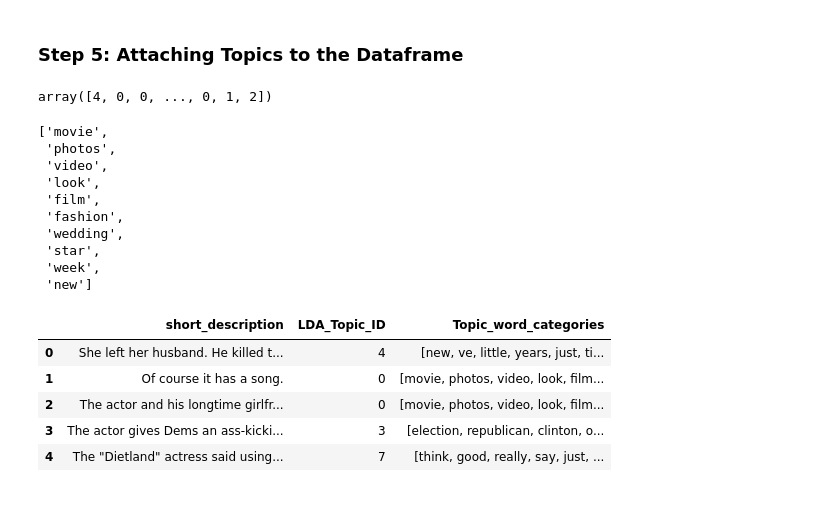
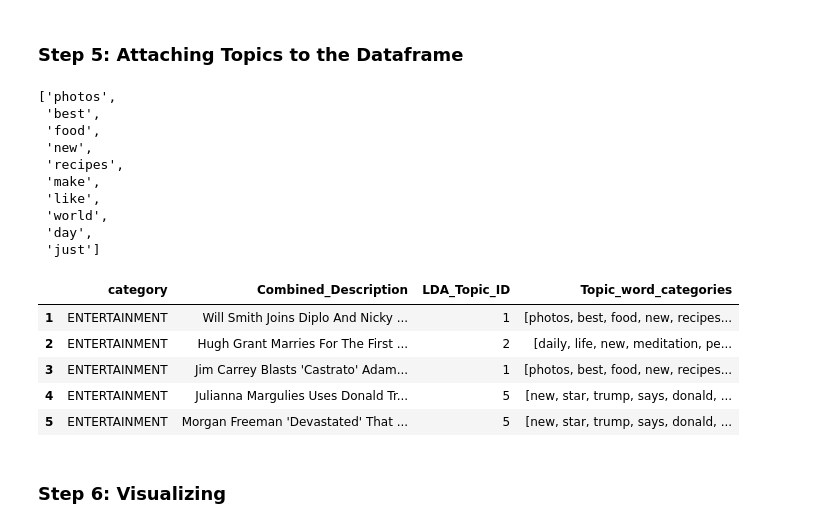
Before and after one commit to rishuatgithub/MLPy, a Jupyter notebook: Topic_Modelling_LDA.ipynb, the cells around one changed output. Drawn from its saved outputs; the diff is of its cells as text; code cells hidden in the pictures.

```diff
--- a/Topic_Modelling_LDA.ipynb
+++ b/Topic_Modelling_LDA.ipynb
@@ -61,5 +125,5 @@ df_cv = CountVectorizer(max_df=0.95, min_df=1, stop_words='english')
 # %%
-df_cv_transformed = df_cv.fit_transform(df)
+df_cv_transformed = df_cv.fit_transform(filtered_data['Combined_Description'])
 # %%
 df_cv_transformed
 # %% [output]
@@ -83,0 +136,4 @@ LatentDirichletAllocation(batch_size=128, doc_topic_prior=None,
+# %%
+### Define the LDA model and set the topic size to 5.
+
+lda_model = LatentDirichletAllocation(n_components=5, batch_size=128, random_state=42)
@@ -86,9 +154,11 @@ LatentDirichletAllocation(batch_size=128, doc_topic_prior=None,
 # %%
 topic_word_dict = {}
 
+top_n_words_num = 10
+
 for index, topic in enumerate(lda_model.components_):
-  topic_id = index
-  topic_words_max = [df_cv.get_feature_names()[i] for i in topic.argsort()[-10:]]
+  topic_id = index+1
+  topic_words_max = [df_cv.get_feature_names()[i] for i in topic.argsort()[:(-1 * top_n_words_num)-1:-1]]
   topic_word_dict[topic_id] = topic_words_max
   print(f"Topic ID : {topic_id}; Top 10 Most Words : {topic_words_max}")
 # %% [output]
@@ -106,33 +171,31 @@ Topic ID : 9; Top 10 Most Words : ['food', 'style', 'make', 'time', 'facebook',
 ### Step 5: Attaching Topics to the Dataframe
 # %%
 topic_output = lda_model.transform(df_cv_transformed)
-# %%
-topic_output.argmax(axis=1)
-# %% [output]
-array([4, 0, 0, ..., 0, 1, 2])
 # %%
-topic_word_dict[0]
+topic_word_dict[1]
 # %% [output]
-['movie',
- 'photos',
- 'video',
- 'look',
- 'film',
- 'fashion',
- 'wedding',
- 'star',
- 'week',
- 'new']
+['photos',
+ 'best',
+ 'food',
+ 'new',
+ 'recipes',
+ 'make',
+ 'like',
+ 'world',
+ 'day',
+ 'just']
 # %%
-data['LDA_Topic_ID'] = topic_output.argmax(axis=1)
+filtered_data['LDA_Topic_ID'] = topic_output.argmax(axis=1)+1
 
-data['Topic_word_categories'] = data['LDA_Topic_ID'].apply(lambda id: topic_word_dict[id])
+filtered_data['Topic_word_categories'] = filtered_data['LDA_Topic_ID'].apply(lambda id: topic_word_dict[id])
 # %%
-data[['short_description','LDA_Topic_ID','Topic_word_categories']].head()
+filtered_data[['category','Combined_Description','LDA_Topic_ID','Topic_word_categories']].head()
 # %% [output]
-|  | short_description | LDA_Topic_ID | Topic_word_categories |
-| 0 | She left her husband. He killed t... | 4 | [new, ve, little, years, just, ti... |
-| 1 | Of course it has a song. | 0 | [movie, photos, video, look, film... |
-| 2 | The actor and his longtime girlfr... | 0 | [movie, photos, video, look, film... |
-| 3 | The actor gives Dems an ass-kicki... | 3 | [election, republican, clinton, o... |
-| 4 | The "Dietland" actress said using... | 7 | [think, good, really, say, just, ... |
+|  | category | Combined_Description | LDA_Topic_ID | Topic_word_categories |
+| 1 | ENTERTAINMENT | Will Smith Joins Diplo And Nicky ... | 1 | [photos, best, food, new, recipes... |
+| 2 | ENTERTAINMENT | Hugh Grant Marries For The First ... | 2 | [daily, life, new, meditation, pe... |
+| 3 | ENTERTAINMENT | Jim Carrey Blasts 'Castrato' Adam... | 1 | [photos, best, food, new, recipes... |
+| 4 | ENTERTAINMENT | Julianna Margulies Uses Donald Tr... | 5 | [new, star, trump, says, donald, ... |
+| 5 | ENTERTAINMENT | Morgan Freeman 'Devastated' That ... | 5 | [new, star, trump, says, donald, ... |
+# %% [markdown]
+### Step 6: Visualizing
```
Also changed, not shown: parts of 22 cells of this notebook.
